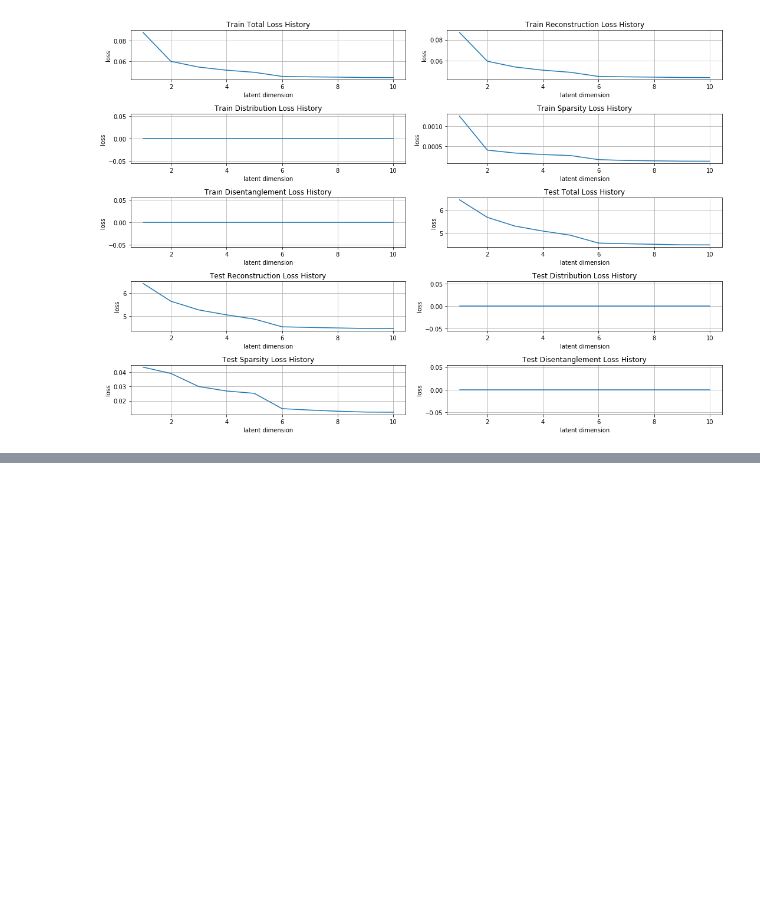
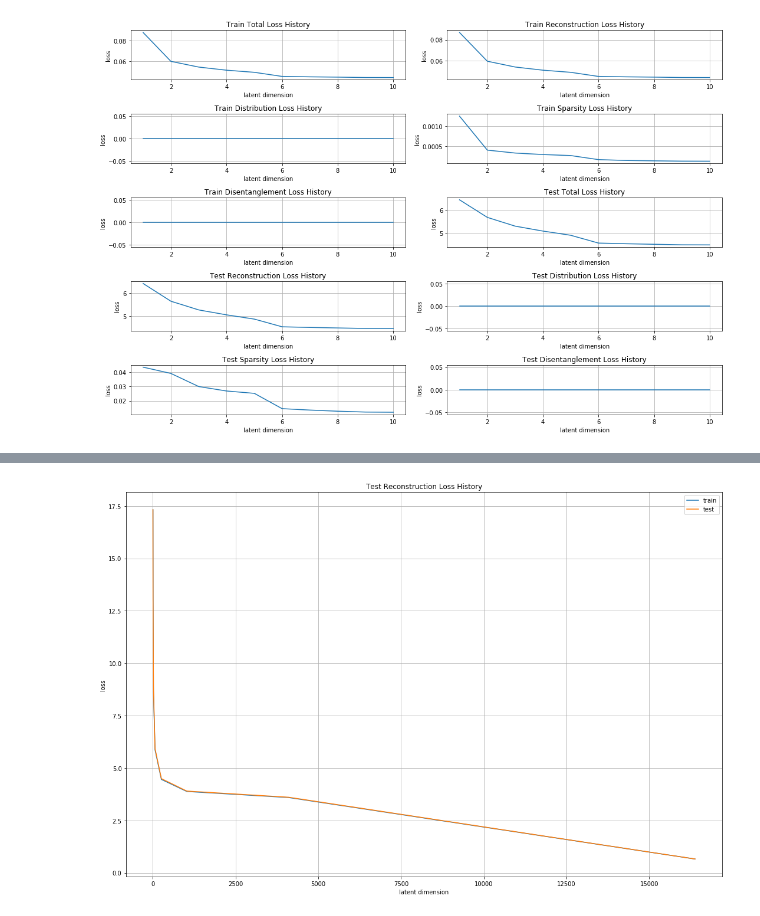
Before and after one commit to Xenovortex/Bachelor-Thesis, a Jupyter notebook: INN Autoencoder_celeba-glow.ipynb, the cells around one changed output, grey strips where cells are left out. Drawn from its saved outputs; the diff is of its cells as text; code cells hidden in the pictures; blank space fills up the shorter version.

```diff
--- a/INN Autoencoder_celeba-glow.ipynb
+++ b/INN Autoencoder_celeba-glow.ipynb
@@ -112,5 +157,0 @@ for lat_dim in latent_dim_lst:
-# %%
-
-model = get_model().to(device)
-model = fm.load_weight(model, '{}_{}'.format(modelname, num_epoch), modelname)
-pl.plot_diff(model, trainloader, latent_dim, device, 25, 5)
@@ -139,0 +158,7 @@ Difference:
+# %%
+_, l1_rec_test, _, _, _ = fm.load_variable('bottleneck_test_loss_{}'.format(modelname), modelname)
+_, l1_rec_train, _, _, _ = fm.load_variable('bottleneck_train_loss_{}'.format(modelname), modelname)
+
+pl.plot(latent_dim_lst, [l1_rec_train, l1_rec_test], 'latent dimension', 'loss', ['train', 'test'], 'Test Reconstruction Loss History', '{}_bottleneck_History'.format(modelname))
+# %% [output]
+[figure, added]
```
Also changed, not shown: parts of 3 cells of this notebook, 8 other files.
